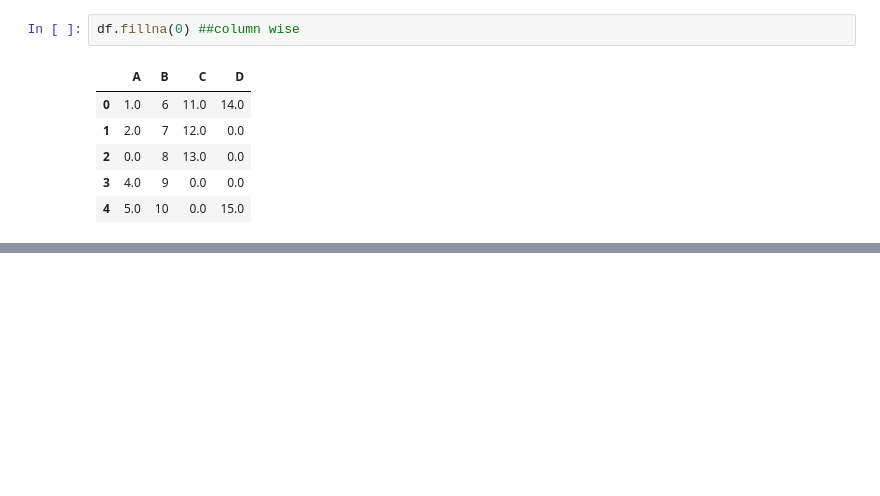
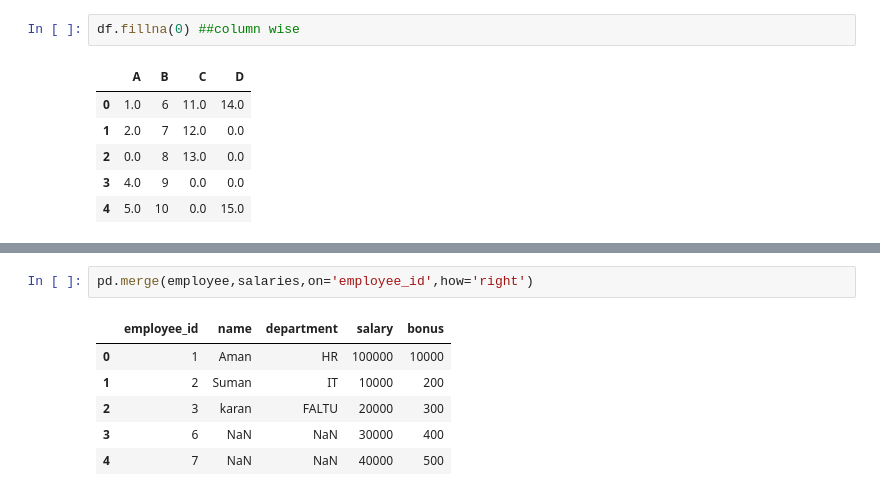
Before and after one commit to amanjeetkumar22/python_practice-, a Jupyter notebook: panda/basics/first.ipynb, the cells around one changed output, grey strips where cells are left out. Drawn from its saved outputs; the diff is of its cells as text; blank space fills up the shorter version.

```diff
--- a/panda/basics/first.ipynb
+++ b/panda/basics/first.ipynb
@@ -281,0 +342,9 @@ df.fillna(df.mean())
+# %%
+pd.merge(employee,salaries,on='employee_id',how='right')
+# %% [output]
+|  | employee_id | name | department | salary | bonus |
+| 0 | 1 | Aman | HR | 100000 | 10000 |
+| 1 | 2 | Suman | IT | 10000 | 200 |
+| 2 | 3 | karan | FALTU | 20000 | 300 |
+| 3 | 6 | NaN | NaN | 30000 | 400 |
+| 4 | 7 | NaN | NaN | 40000 | 500 |
```
Also changed, not shown: parts of 22 cells of this notebook.
